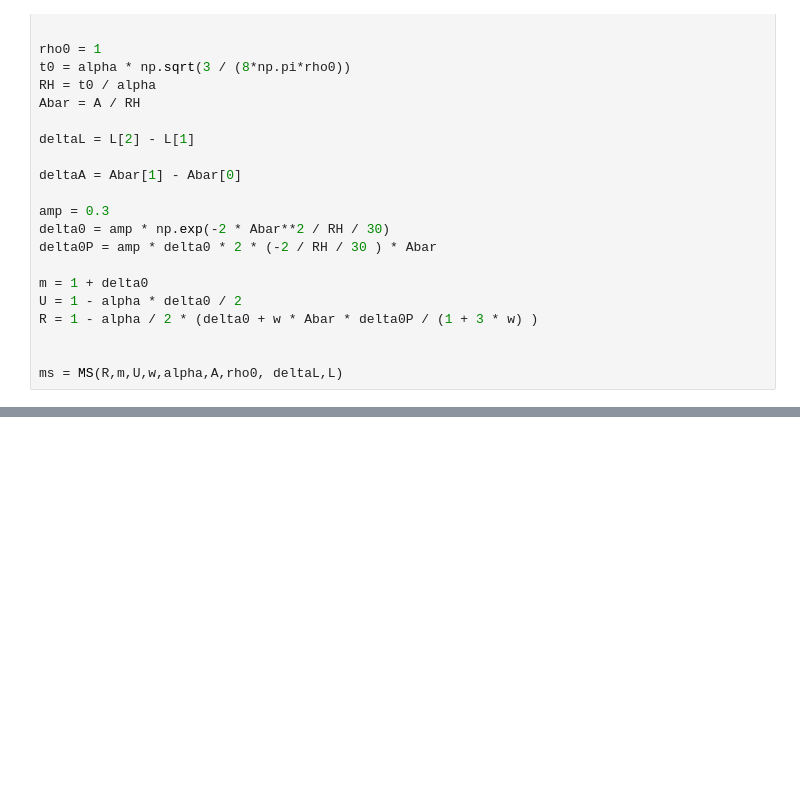
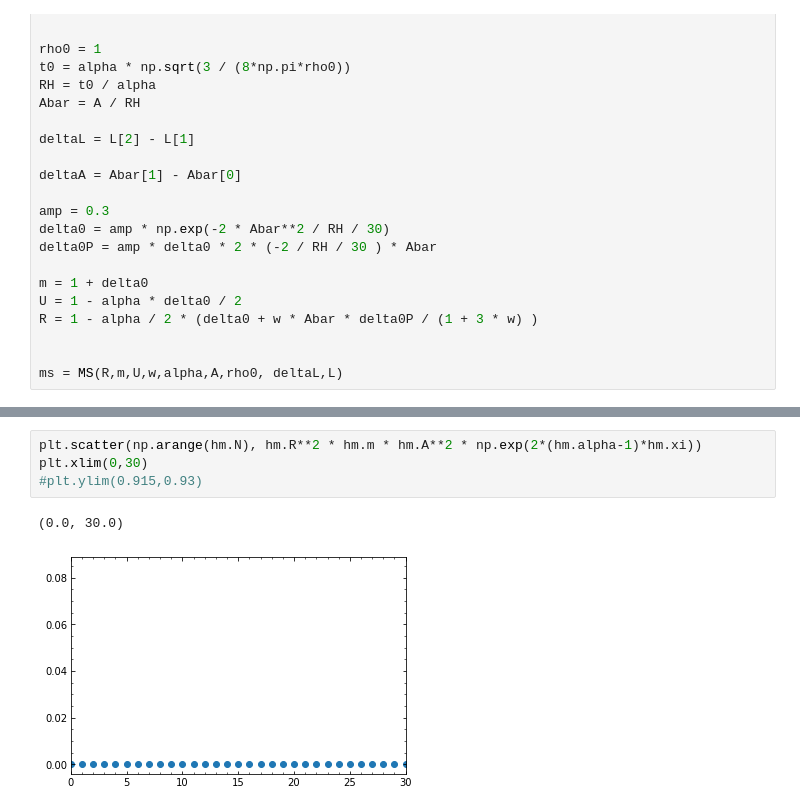
Before and after one commit to jbmertens/criticalcollapse, a Jupyter notebook: ms_hm_log.ipynb, the cells around one changed output, grey strips where cells are left out. Saved outputs shown, nothing was run; the diff lists cells and outputs as text; blank space fills up the shorter version.

```diff
--- a/ms_hm_log.ipynb
+++ b/ms_hm_log.ipynb
@@ -444,0 +656,7 @@ plt.xlim(-1,30)
+# %%
+plt.scatter(np.arange(hm.N), hm.R**2 * hm.m * hm.A**2 * np.exp(2*(hm.alpha-1)*hm.xi))
+plt.xlim(0,30)
+#plt.ylim(0.915,0.93)
+# %% [output]
+(0.0, 30.0)
+[figure, added]
```
Also changed, not shown: parts of 44 cells of this notebook.
